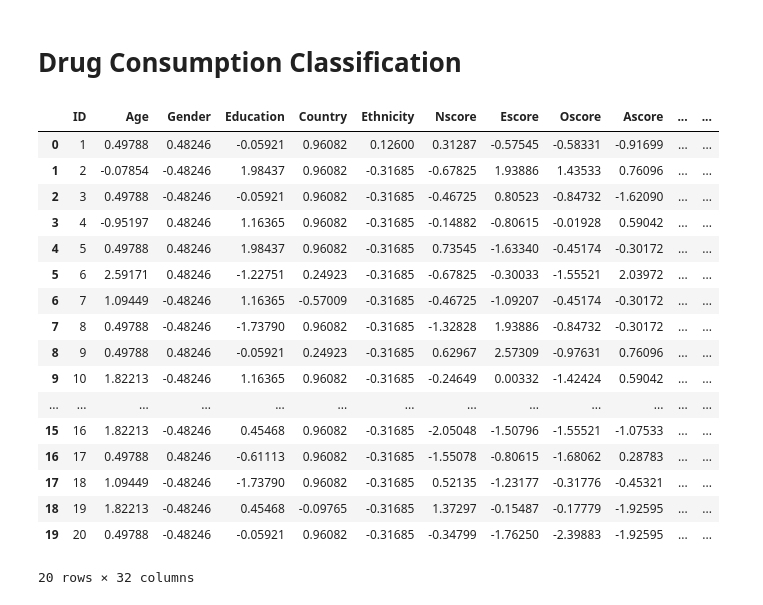
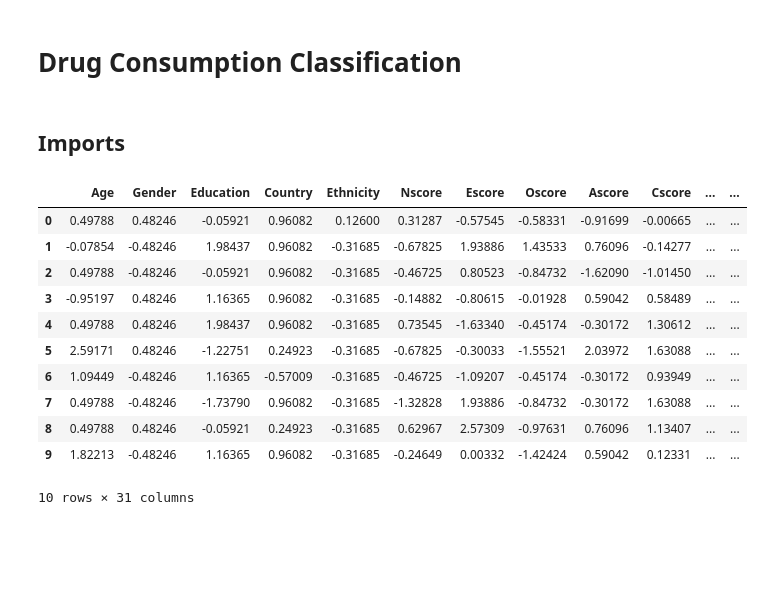
Before and after one commit to vasco-oliv/IA_P2, a Jupyter notebook: notebook.ipynb, the cells around one changed output. Saved outputs shown, nothing was run; the diff lists cells and outputs as text; code cells hidden in the pictures; blank space fills up the shorter version.

```diff
--- a/notebook.ipynb
+++ b/notebook.ipynb
@@ -1,5 +1,7 @@
 # %% [markdown]
 # **Drug Consumption Classification**
+# %% [markdown]
+## **Imports**
 # %%
 import numpy as np
 import pandas as pd
@@ -8,24 +10,21 @@ import matplotlib.pyplot as plt
 dataset = pd.read_csv('data/drug_consumption.csv')
 data1 = pd.read_csv('data/drug_consumption.csv')
 clean_dataset = dataset.copy()
+# %%
+# drop id column
+dataset = dataset.drop('ID', axis=1)
 # %%
-dataset.head(20)
+dataset.head(10)
 # %% [output]
-|  | ID | Age | Gender | Education | Country | Ethnicity | Nscore | Escore | Oscore | Ascore | ... | ... |
-| 0 | 1 | 0.49788 | 0.48246 | -0.05921 | 0.96082 | 0.12600 | 0.31287 | -0.57545 | -0.58331 | -0.91699 | ... | ... |
-| 1 | 2 | -0.07854 | -0.48246 | 1.98437 | 0.96082 | -0.31685 | -0.67825 | 1.93886 | 1.43533 | 0.76096 | ... | ... |
-| 2 | 3 | 0.49788 | -0.48246 | -0.05921 | 0.96082 | -0.31685 | -0.46725 | 0.80523 | -0.84732 | -1.62090 | ... | ... |
-| 3 | 4 | -0.95197 | 0.48246 | 1.16365 | 0.96082 | -0.31685 | -0.14882 | -0.80615 | -0.01928 | 0.59042 | ... | ... |
-| 4 | 5 | 0.49788 | 0.48246 | 1.98437 | 0.96082 | -0.31685 | 0.73545 | -1.63340 | -0.45174 | -0.30172 | ... | ... |
-| 5 | 6 | 2.59171 | 0.48246 | -1.22751 | 0.24923 | -0.31685 | -0.67825 | -0.30033 | -1.55521 | 2.03972 | ... | ... |
-| 6 | 7 | 1.09449 | -0.48246 | 1.16365 | -0.57009 | -0.31685 | -0.46725 | -1.09207 | -0.45174 | -0.30172 | ... | ... |
-| 7 | 8 | 0.49788 | -0.48246 | -1.73790 | 0.96082 | -0.31685 | -1.32828 | 1.93886 | -0.84732 | -0.30172 | ... | ... |
-| 8 | 9 | 0.49788 | 0.48246 | -0.05921 | 0.24923 | -0.31685 | 0.62967 | 2.57309 | -0.97631 | 0.76096 | ... | ... |
-| 9 | 10 | 1.82213 | -0.48246 | 1.16365 | 0.96082 | -0.31685 | -0.24649 | 0.00332 | -1.42424 | 0.59042 | ... | ... |
-| ... | ... | ... | ... | ... | ... | ... | ... | ... | ... | ... | ... | ... |
-| 15 | 16 | 1.82213 | -0.48246 | 0.45468 | 0.96082 | -0.31685 | -2.05048 | -1.50796 | -1.55521 | -1.07533 | ... | ... |
-| 16 | 17 | 0.49788 | 0.48246 | -0.61113 | 0.96082 | -0.31685 | -1.55078 | -0.80615 | -1.68062 | 0.28783 | ... | ... |
-| 17 | 18 | 1.09449 | -0.48246 | -1.73790 | 0.96082 | -0.31685 | 0.52135 | -1.23177 | -0.31776 | -0.45321 | ... | ... |
-| 18 | 19 | 1.82213 | -0.48246 | 0.45468 | -0.09765 | -0.31685 | 1.37297 | -0.15487 | -0.17779 | -1.92595 | ... | ... |
-| 19 | 20 | 0.49788 | -0.48246 | -0.05921 | 0.96082 | -0.31685 | -0.34799 | -1.76250 | -2.39883 | -1.92595 | ... | ... |
+|  | Age | Gender | Education | Country | Ethnicity | Nscore | Escore | Oscore | Ascore | Cscore | ... | ... |
+| 0 | 0.49788 | 0.48246 | -0.05921 | 0.96082 | 0.12600 | 0.31287 | -0.57545 | -0.58331 | -0.91699 | -0.00665 | ... | ... |
+| 1 | -0.07854 | -0.48246 | 1.98437 | 0.96082 | -0.31685 | -0.67825 | 1.93886 | 1.43533 | 0.76096 | -0.14277 | ... | ... |
+| 2 | 0.49788 | -0.48246 | -0.05921 | 0.96082 | -0.31685 | -0.46725 | 0.80523 | -0.84732 | -1.62090 | -1.01450 | ... | ... |
+| 3 | -0.95197 | 0.48246 | 1.16365 | 0.96082 | -0.31685 | -0.14882 | -0.80615 | -0.01928 | 0.59042 | 0.58489 | ... | ... |
+| 4 | 0.49788 | 0.48246 | 1.98437 | 0.96082 | -0.31685 | 0.73545 | -1.63340 | -0.45174 | -0.30172 | 1.30612 | ... | ... |
+| 5 | 2.59171 | 0.48246 | -1.22751 | 0.24923 | -0.31685 | -0.67825 | -0.30033 | -1.55521 | 2.03972 | 1.63088 | ... | ... |
+| 6 | 1.09449 | -0.48246 | 1.16365 | -0.57009 | -0.31685 | -0.46725 | -1.09207 | -0.45174 | -0.30172 | 0.93949 | ... | ... |
+| 7 | 0.49788 | -0.48246 | -1.73790 | 0.96082 | -0.31685 | -1.32828 | 1.93886 | -0.84732 | -0.30172 | 1.63088 | ... | ... |
+| 8 | 0.49788 | 0.48246 | -0.05921 | 0.24923 | -0.31685 | 0.62967 | 2.57309 | -0.97631 | 0.76096 | 1.13407 | ... | ... |
+| 9 | 1.82213 | -0.48246 | 1.16365 | 0.96082 | -0.31685 | -0.24649 | 0.00332 | -1.42424 | 0.59042 | 0.12331 | ... | ... |
-20 rows × 32 columns
+10 rows × 31 columns
```
Also changed, not shown: parts of 9 cells of this notebook.
